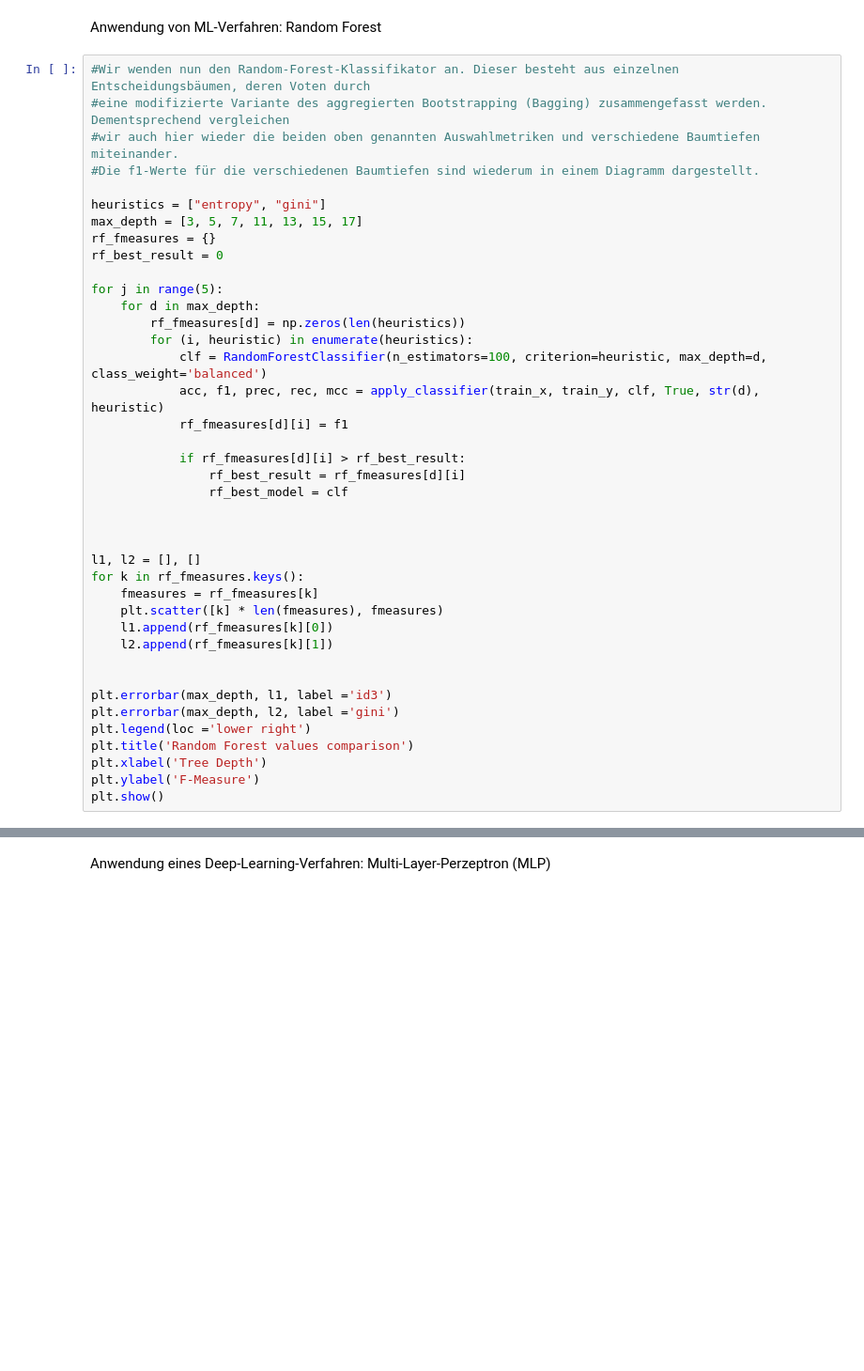
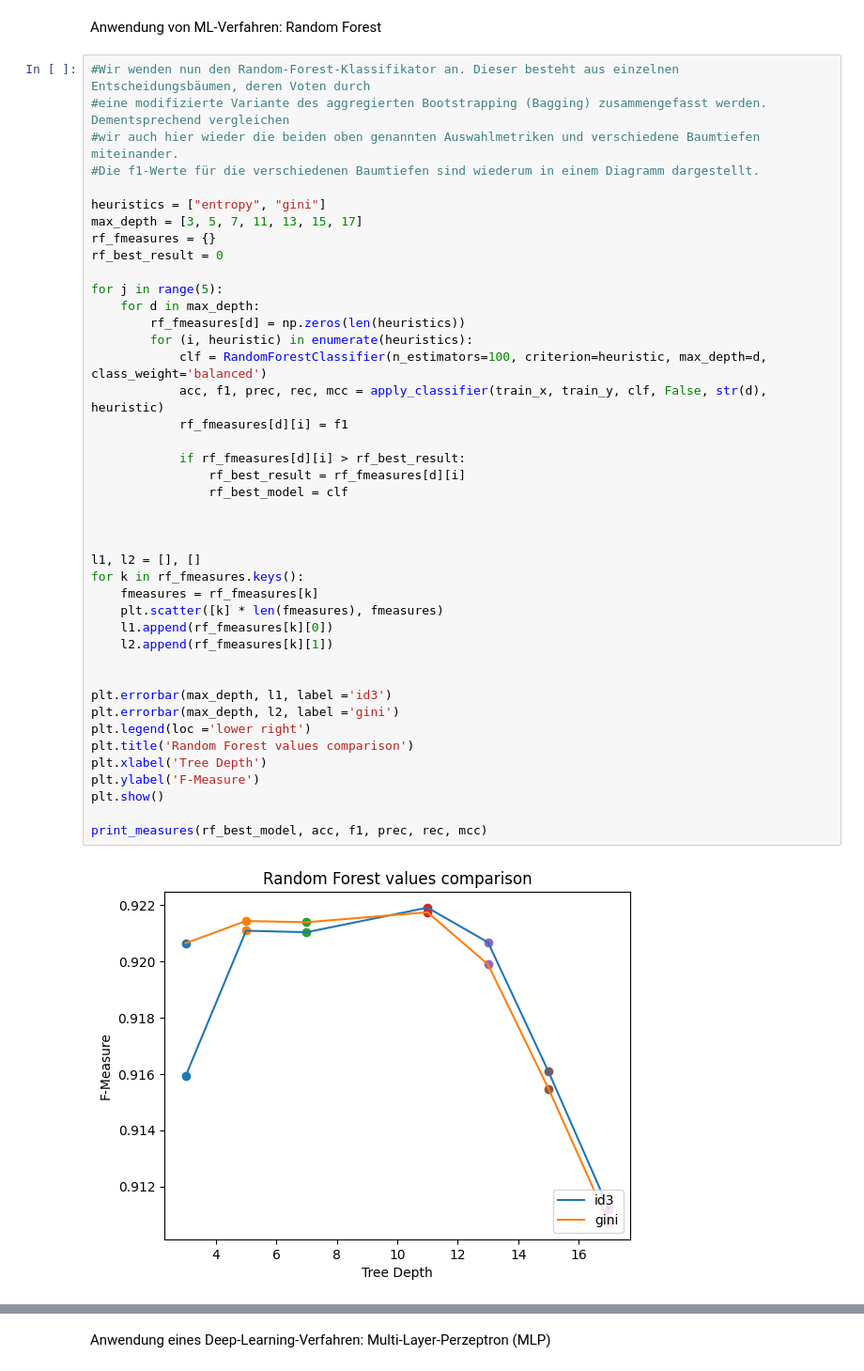
Before and after one commit to roink/covid-19-risiko-erkennung, a Jupyter notebook: notebooks/1.06-CK+RC-Analyse-gemerged.ipynb, the cells around one changed output, grey strips where cells are left out. Shown at 94% size. Drawn from its saved outputs; the diff is of its cells as text; blank space fills up the shorter version.

```diff
--- a/notebooks/1.06-CK+RC-Analyse-gemerged.ipynb
+++ b/notebooks/1.06-CK+RC-Analyse-gemerged.ipynb
@@ -527,31 +498,34 @@ rf_best_result = 0
 
 for j in range(5):
     for d in max_depth:
         rf_fmeasures[d] = np.zeros(len(heuristics))
         for (i, heuristic) in enumerate(heuristics):
             clf = RandomForestClassifier(n_estimators=100, criterion=heuristic, max_depth=d, class_weight='balanced')
-            acc, f1, prec, rec, mcc = apply_classifier(train_x, train_y, clf, True, str(d), heuristic)
+            acc, f1, prec, rec, mcc = apply_classifier(train_x, train_y, clf, False, str(d), heuristic)
             rf_fmeasures[d][i] = f1
 
             if rf_fmeasures[d][i] > rf_best_result:
                 rf_best_result = rf_fmeasures[d][i]
                 rf_best_model = clf
 
 
 
 l1, l2 = [], []
 for k in rf_fmeasures.keys():
     fmeasures = rf_fmeasures[k]
     plt.scatter([k] * len(fmeasures), fmeasures)
     l1.append(rf_fmeasures[k][0])
     l2.append(rf_fmeasures[k][1])
 
 
 plt.errorbar(max_depth, l1, label ='id3')
 plt.errorbar(max_depth, l2, label ='gini')
 plt.legend(loc ='lower right')
 plt.title('Random Forest values comparison')
 plt.xlabel('Tree Depth')
 plt.ylabel('F-Measure')
 plt.show()
+
+print_measures(rf_best_model, acc, f1, prec, rec, mcc)
 # %% [output]
+[figure, new version]
```
Also changed, not shown: parts of 21 cells of this notebook.
